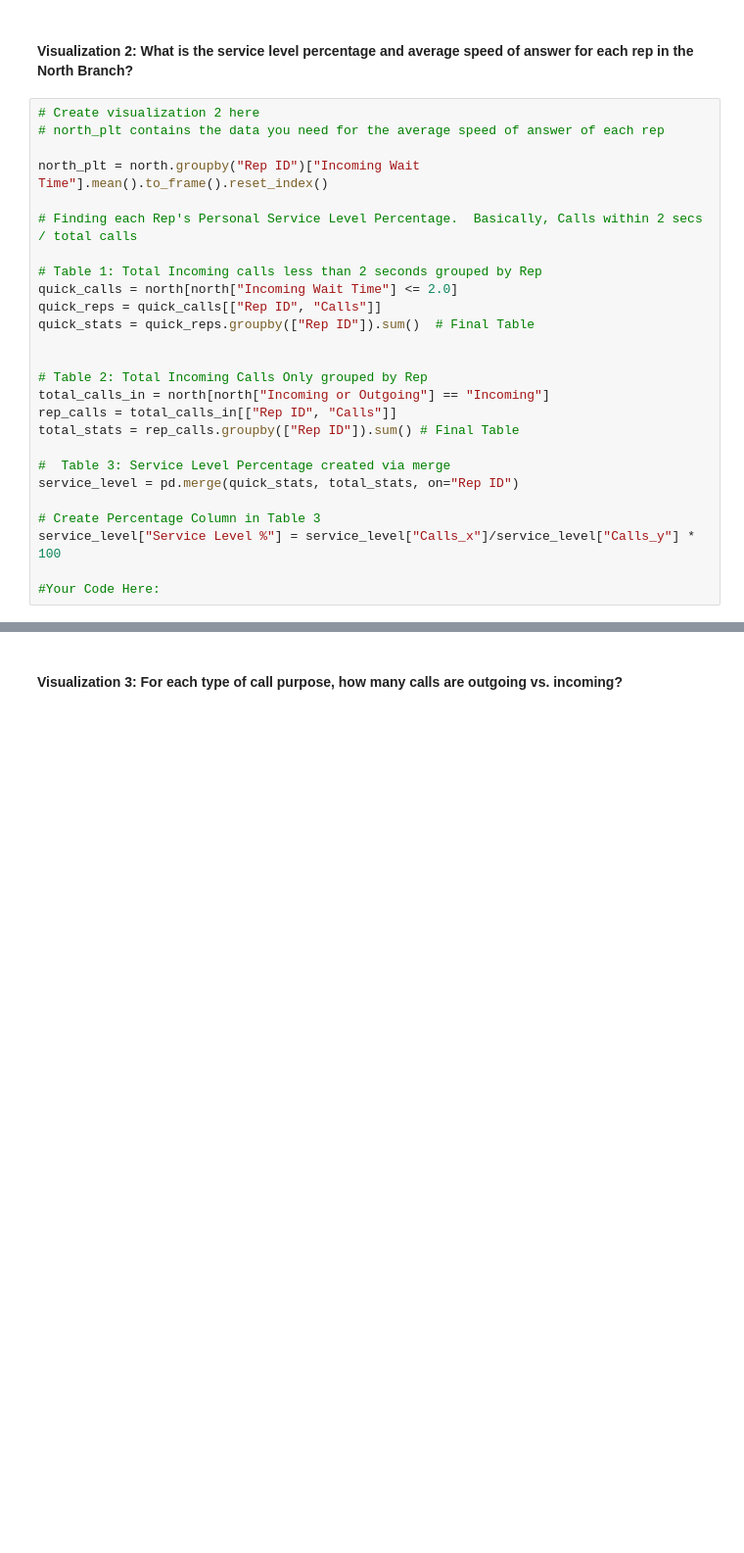
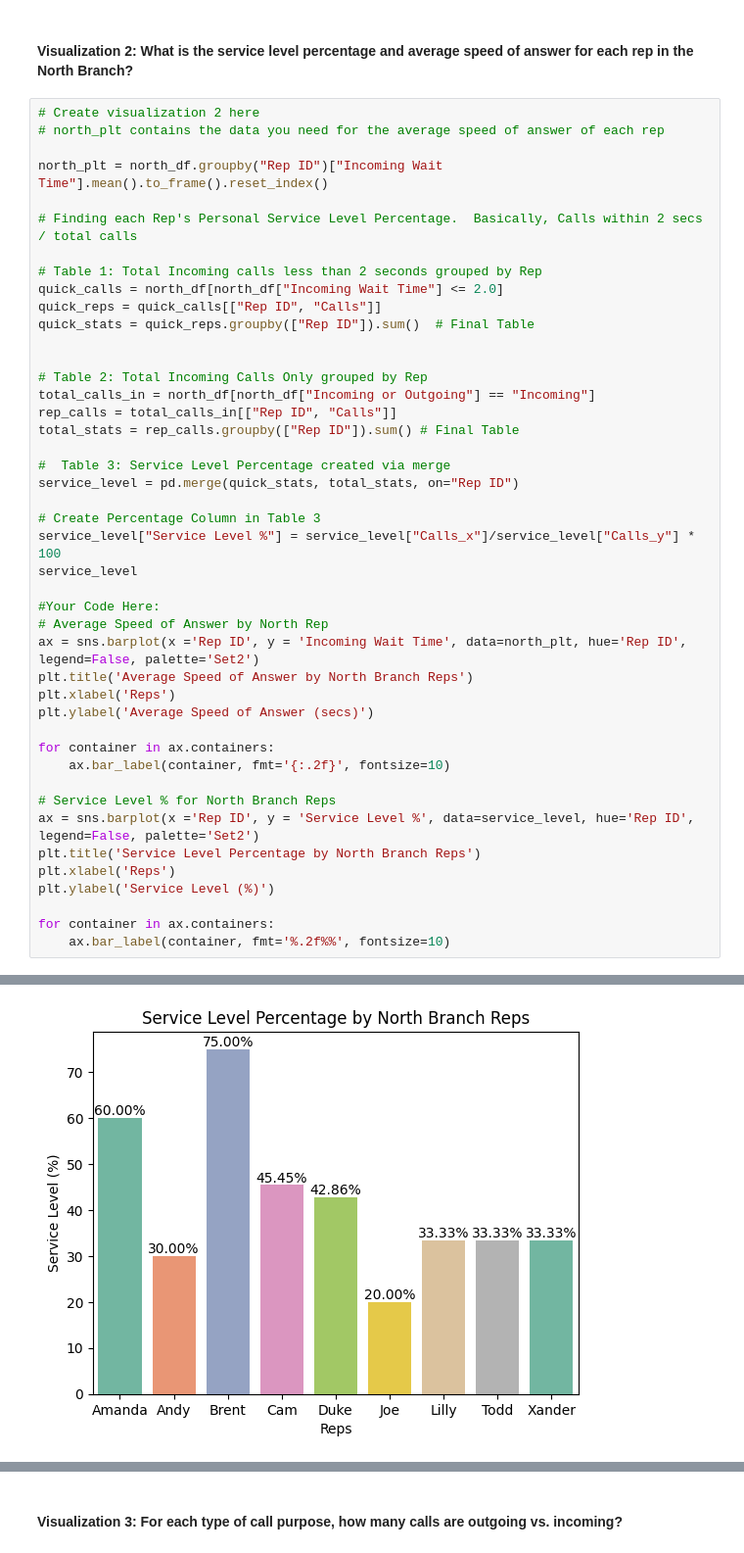
Before and after one commit to MC-18/call-center-cleanup-assignment, a Jupyter notebook: Call_Center_Cleanup.ipynb, the cells around one changed output, grey strips where cells are left out. Shown at 98% size. Saved outputs shown, nothing was run; the diff lists cells and outputs as text; blank space fills up the shorter version.

```diff
--- a/Call_Center_Cleanup.ipynb
+++ b/Call_Center_Cleanup.ipynb
@@ -451,18 +451,18 @@ for container in ax.containers:
 # Create visualization 2 here
 # north_plt contains the data you need for the average speed of answer of each rep
 
-north_plt = north.groupby("Rep ID")["Incoming Wait Time"].mean().to_frame().reset_index()
+north_plt = north_df.groupby("Rep ID")["Incoming Wait Time"].mean().to_frame().reset_index()
 
 # Finding each Rep's Personal Service Level Percentage.  Basically, Calls within 2 secs / total calls
 
 # Table 1: Total Incoming calls less than 2 seconds grouped by Rep
-quick_calls = north[north["Incoming Wait Time"] <= 2.0]
+quick_calls = north_df[north_df["Incoming Wait Time"] <= 2.0]
 quick_reps = quick_calls[["Rep ID", "Calls"]]
 quick_stats = quick_reps.groupby(["Rep ID"]).sum()  # Final Table
 
 
 # Table 2: Total Incoming Calls Only grouped by Rep
-total_calls_in = north[north["Incoming or Outgoing"] == "Incoming"]
+total_calls_in = north_df[north_df["Incoming or Outgoing"] == "Incoming"]
 rep_calls = total_calls_in[["Rep ID", "Calls"]]
 total_stats = rep_calls.groupby(["Rep ID"]).sum() # Final Table
 
@@ -471,6 +471,24 @@ service_level = pd.merge(quick_stats, total_stats, on="Rep ID")
 
 # Create Percentage Column in Table 3
 service_level["Service Level %"] = service_level["Calls_x"]/service_level["Calls_y"] * 100
+service_level
 
 #Your Code Here:
+# Average Speed of Answer by North Rep
+ax = sns.barplot(x ='Rep ID', y = 'Incoming Wait Time', data=north_plt, hue='Rep ID', legend=False, palette='Set2')
+plt.title('Average Speed of Answer by North Branch Reps')
+plt.xlabel('Reps')
+plt.ylabel('Average Speed of Answer (secs)')
+
+for container in ax.containers:
+    ax.bar_label(container, fmt='{:.2f}', fontsize=10)
+
+# Service Level % for North Branch Reps
+ax = sns.barplot(x ='Rep ID', y = 'Service Level %', data=service_level, hue='Rep ID', legend=False, palette='Set2')
+plt.title('Service Level Percentage by North Branch Reps')
+plt.xlabel('Reps')
+plt.ylabel('Service Level (%)')
+
+for container in ax.containers:
+    ax.bar_label(container, fmt='%.2f%%', fontsize=10)
 # %% [output]
@@ -478,3 +495,4 @@ NameError: name 'north' is not defined
+[figure, added]
 # %% [markdown]
 ##### Record your answer below:
 
```
Also changed, not shown: parts of 2 cells of this notebook.
